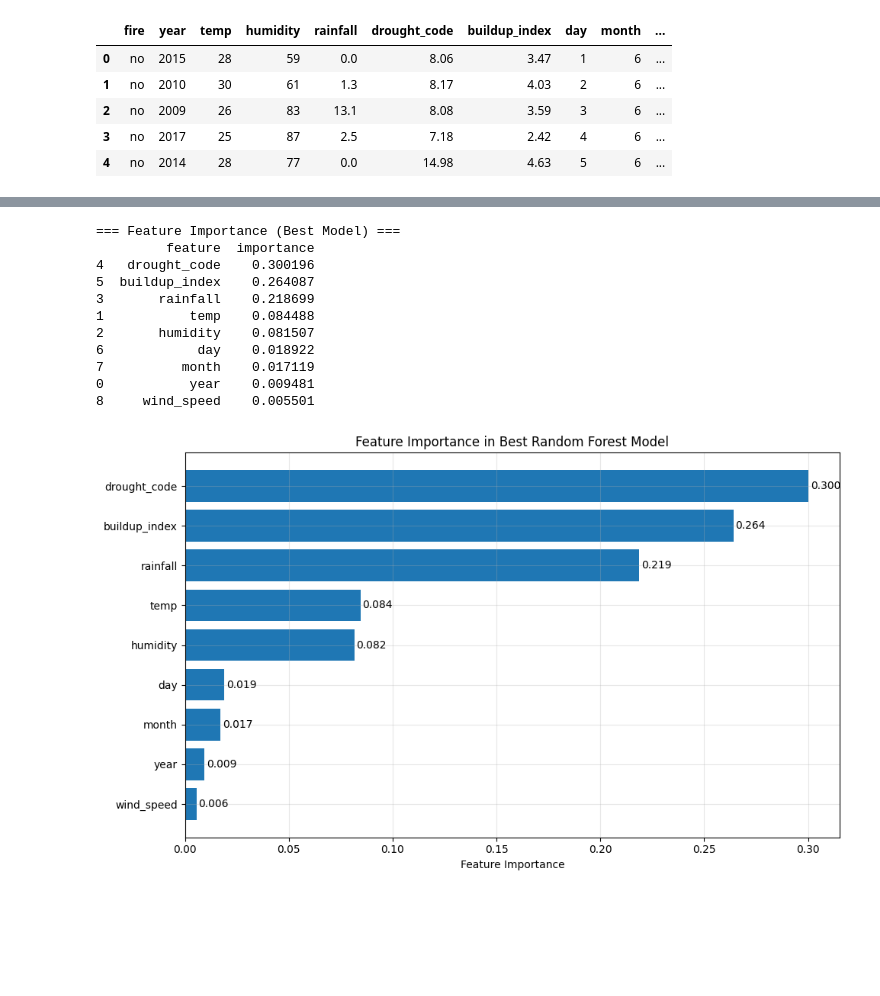
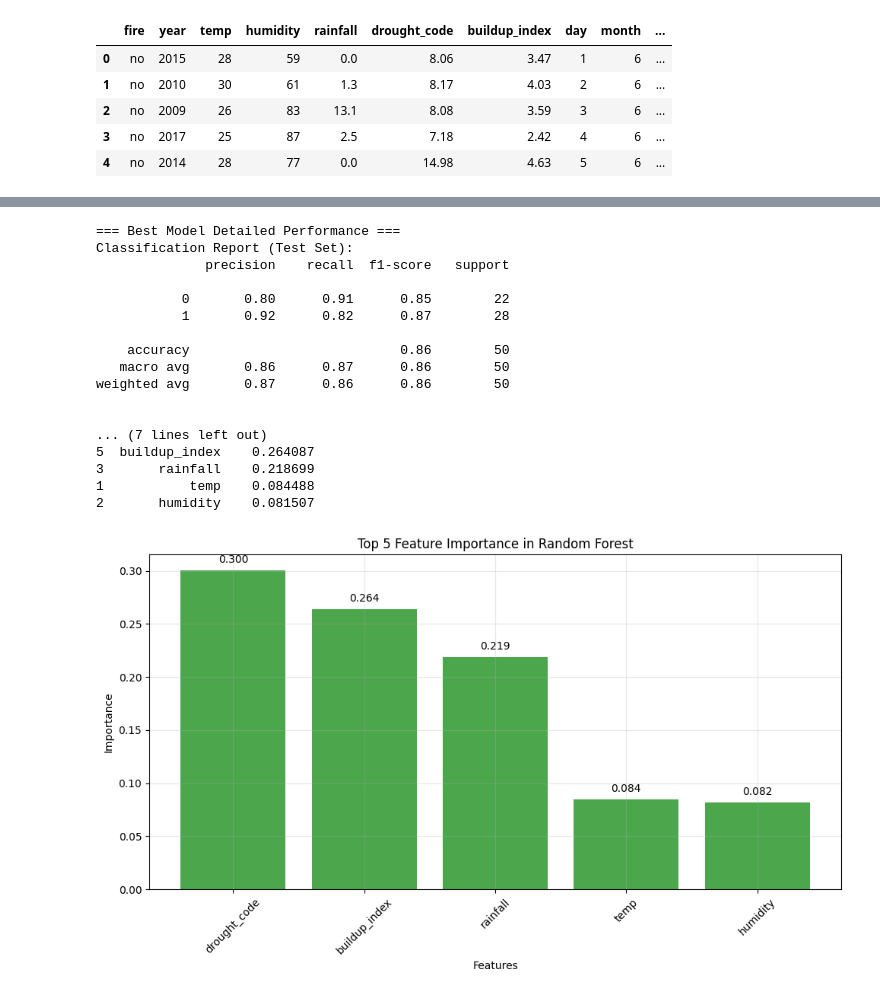
Before and after one commit to 0cch1/CT4101-wildfire-classification, a Jupyter notebook: randomForest.ipynb, the cells around one changed output, grey strips where cells are left out. Saved outputs shown, nothing was run; the diff lists cells and outputs as text; code cells hidden in the pictures; blank space fills up the shorter version.

```diff
--- a/randomForest.ipynb
+++ b/randomForest.ipynb
@@ -240,34 +185,52 @@ Confusion Matrix (Test Set):
 # %%
+# Evaluate best model using helper function
+best_rf_pred, best_rf_report, best_rf_cm = evaluate_random_forest_model(best_rf_model, X_test, y_test)
+
+print("=== Best Model Detailed Performance ===")
+print("Classification Report (Test Set):")
+print(best_rf_report)
+print("\nConfusion Matrix (Test Set):")
+print(best_rf_cm)
+
 # Get feature importance using helper function
 feature_importance = get_feature_importance(best_rf_model, X_train.columns.tolist())
+print("\nFeature Importance (Top 5):")
+print(feature_importance.head())
 
-print("=== Feature Importance (Best Model) ===")
-print(feature_importance)
-
-# Create feature importance visualization
+# Visualize top 5 feature importance
 plt.figure(figsize=(10, 6))
-plt.barh(feature_importance['feature'], feature_importance['importance'])
-plt.xlabel('Feature Importance')
-plt.title('Feature Importance in Best Random Forest Model')
-plt.gca().invert_yaxis()  # Most important features at the top
+top_features = feature_importance.head(5)
+bars = plt.bar(top_features['feature'], top_features['importance'], alpha=0.7, color='green')
+plt.xlabel('Features')
+plt.ylabel('Importance')
+plt.title('Top 5 Feature Importance in Random Forest')
+plt.xticks(rotation=45)
 plt.grid(True, alpha=0.3)
 
 # Add value labels on bars
-for i, v in enumerate(feature_importance['importance']):
-    plt.text(v + 0.001, i, f'{v:.3f}', va='center')
+for bar, importance in zip(bars, top_features['importance']):
+    height = bar.get_height()
+    plt.text(bar.get_x() + bar.get_width()/2., height + 0.005,
+             f'{importance:.3f}', ha='center', va='bottom')
 
 plt.tight_layout()
 plt.show()
 # %% [output]
-=== Feature Importance (Best Model) ===
-         feature  importance
-4   drought_code    0.300196
+=== Best Model Detailed Performance ===
+Classification Report (Test Set):
+              precision    recall  f1-score   support
+
+           0       0.80      0.91      0.85        22
+           1       0.92      0.82      0.87        28
+
+    accuracy                           0.86        50
+   macro avg       0.86      0.87      0.86        50
+weighted avg       0.87      0.86      0.86        50
+
+
+... (7 lines left out)
 5  buildup_index    0.264087
 3       rainfall    0.218699
 1           temp    0.084488
 2       humidity    0.081507
-6            day    0.018922
-7          month    0.017119
-0           year    0.009481
-8     wind_speed    0.005501
-[figure, old version]
+[figure, new version]
```
Also changed, not shown: parts of 13 cells of this notebook, 11 other files.
